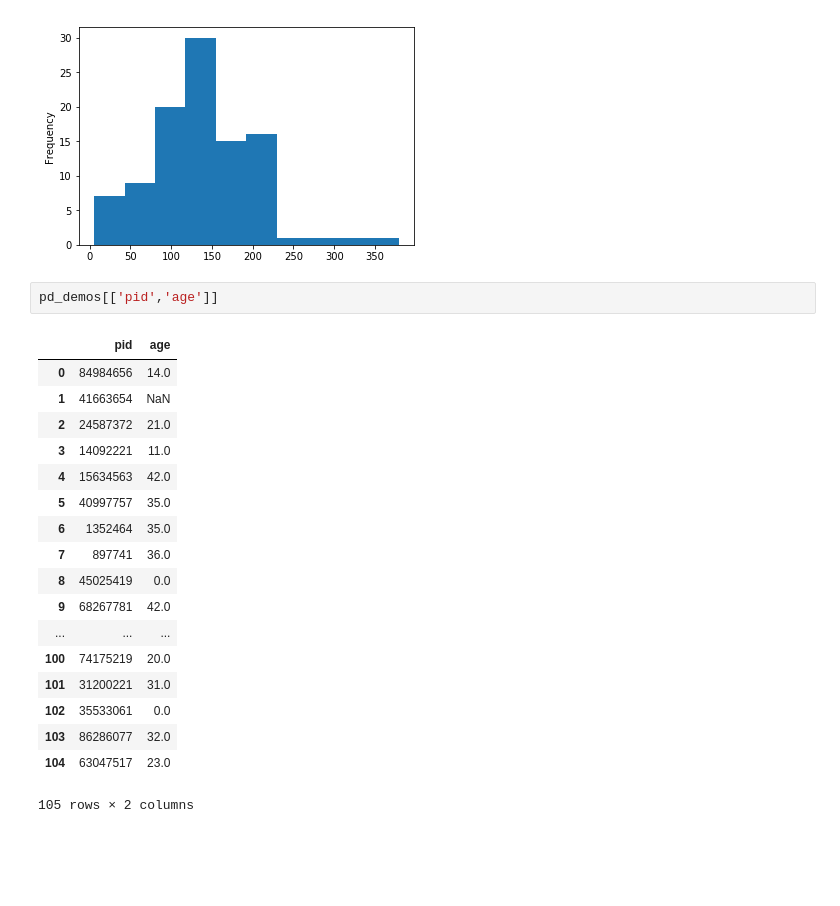
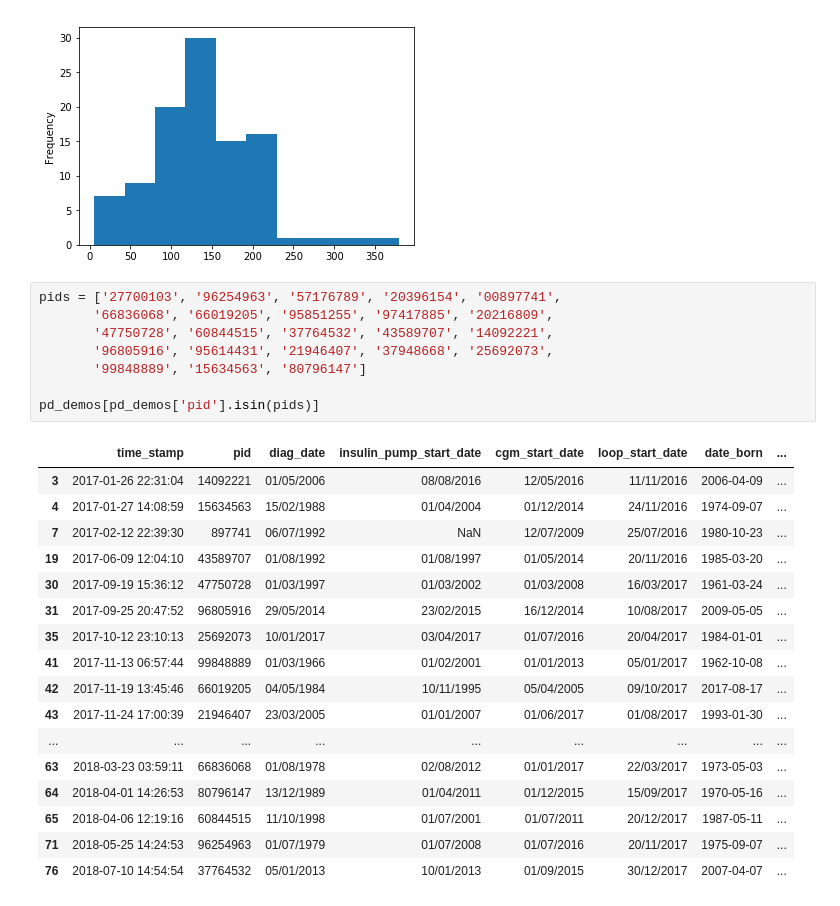
Before and after one commit to niuguy/bgprophet, a Jupyter notebook: Demo_info.ipynb, the cells around one changed output. Saved outputs shown, nothing was run; the diff lists cells and outputs as text; blank space fills up the shorter version.

```diff
--- a/Demo_info.ipynb
+++ b/Demo_info.ipynb
@@ -42,24 +42,29 @@ pd_demos['carb_grams_per_day'].plot.hist()
 # %% [output]
 <matplotlib.axes._subplots.AxesSubplot at 0x...>
 [figure]
-# %%
-pd_demos[['pid','age']]
-# %% [output]
-|  | pid | age |
-| 0 | 84984656 | 14.0 |
-| 1 | 41663654 | NaN |
-| 2 | 24587372 | 21.0 |
-| 3 | 14092221 | 11.0 |
-| 4 | 15634563 | 42.0 |
-| 5 | 40997757 | 35.0 |
-| 6 | 1352464 | 35.0 |
-| 7 | 897741 | 36.0 |
-| 8 | 45025419 | 0.0 |
-| 9 | 68267781 | 42.0 |
-| ... | ... | ... |
-| 100 | 74175219 | 20.0 |
-| 101 | 31200221 | 31.0 |
-| 102 | 35533061 | 0.0 |
-| 103 | 86286077 | 32.0 |
-| 104 | 63047517 | 23.0 |
-105 rows × 2 columns
+# %%
+pids = ['27700103', '96254963', '57176789', '20396154', '00897741',
+       '66836068', '66019205', '95851255', '97417885', '20216809',
+       '47750728', '60844515', '37764532', '43589707', '14092221',
+       '96805916', '95614431', '21946407', '37948668', '25692073',
+       '99848889', '15634563', '80796147']
+
+pd_demos[pd_demos['pid'].isin(pids)]
+# %% [output]
+|  | time_stamp | pid | diag_date | insulin_pump_start_date | cgm_start_date | loop_start_date | date_born | ... |
+| 3 | 2017-01-26 22:31:04 | 14092221 | 01/05/2006 | 08/08/2016 | 12/05/2016 | 11/11/2016 | 2006-04-09 | ... |
+| 4 | 2017-01-27 14:08:59 | 15634563 | 15/02/1988 | 01/04/2004 | 01/12/2014 | 24/11/2016 | 1974-09-07 | ... |
+| 7 | 2017-02-12 22:39:30 | 897741 | 06/07/1992 | NaN | 12/07/2009 | 25/07/2016 | 1980-10-23 | ... |
+| 19 | 2017-06-09 12:04:10 | 43589707 | 01/08/1992 | 01/08/1997 | 01/05/2014 | 20/11/2016 | 1985-03-20 | ... |
+| 30 | 2017-09-19 15:36:12 | 47750728 | 01/03/1997 | 01/03/2002 | 01/03/2008 | 16/03/2017 | 1961-03-24 | ... |
+| 31 | 2017-09-25 20:47:52 | 96805916 | 29/05/2014 | 23/02/2015 | 16/12/2014 | 10/08/2017 | 2009-05-05 | ... |
+| 35 | 2017-10-12 23:10:13 | 25692073 | 10/01/2017 | 03/04/2017 | 01/07/2016 | 20/04/2017 | 1984-01-01 | ... |
+| 41 | 2017-11-13 06:57:44 | 99848889 | 01/03/1966 | 01/02/2001 | 01/01/2013 | 05/01/2017 | 1962-10-08 | ... |
+| 42 | 2017-11-19 13:45:46 | 66019205 | 04/05/1984 | 10/11/1995 | 05/04/2005 | 09/10/2017 | 2017-08-17 | ... |
+| 43 | 2017-11-24 17:00:39 | 21946407 | 23/03/2005 | 01/01/2007 | 01/06/2017 | 01/08/2017 | 1993-01-30 | ... |
+| ... | ... | ... | ... | ... | ... | ... | ... | ... |
+| 63 | 2018-03-23 03:59:11 | 66836068 | 01/08/1978 | 02/08/2012 | 01/01/2017 | 22/03/2017 | 1973-05-03 | ... |
+| 64 | 2018-04-01 14:26:53 | 80796147 | 13/12/1989 | 01/04/2011 | 01/12/2015 | 15/09/2017 | 1970-05-16 | ... |
+| 65 | 2018-04-06 12:19:16 | 60844515 | 11/10/1998 | 01/07/2001 | 01/07/2011 | 20/12/2017 | 1987-05-11 | ... |
+| 71 | 2018-05-25 14:24:53 | 96254963 | 01/07/1979 | 01/07/2008 | 01/07/2016 | 20/11/2017 | 1975-09-07 | ... |
+| 76 | 2018-07-10 14:54:54 | 37764532 | 05/01/2013 | 10/01/2013 | 01/09/2015 | 30/12/2017 | 2007-04-07 | ... |
```
Also changed, not shown: 2 other files.
